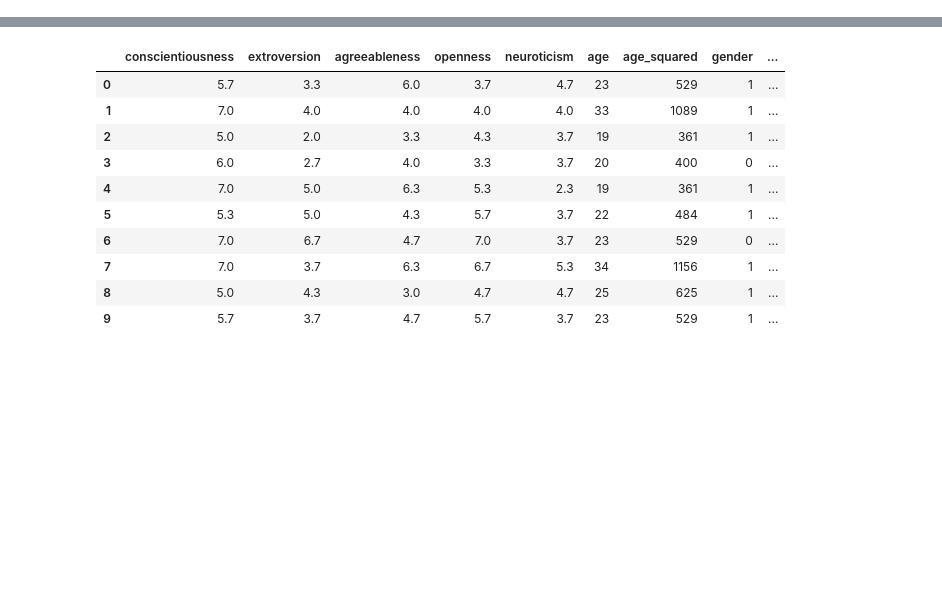
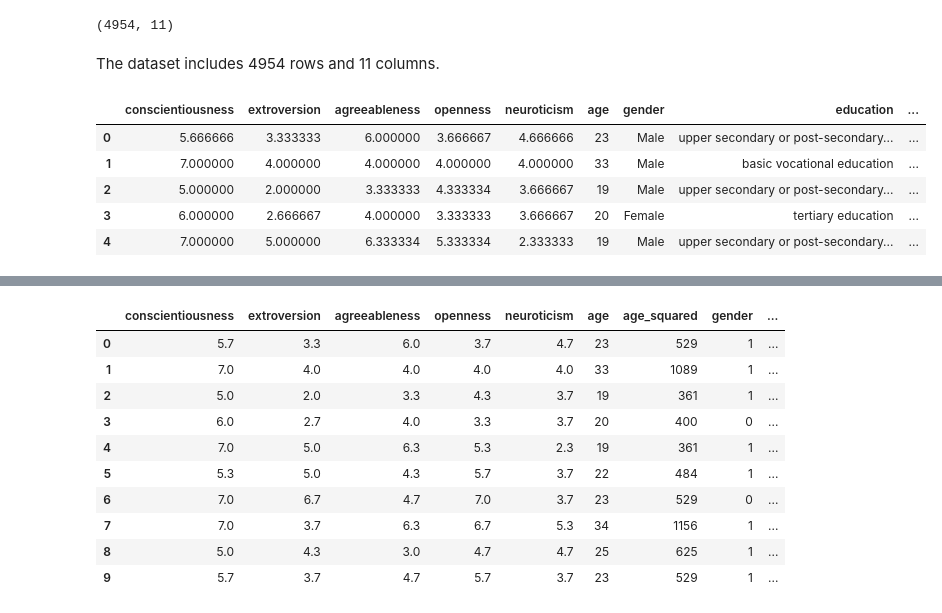
Before and after one commit to nataliagraczyk/bigfive-project, a Jupyter notebook: main.ipynb, the cells around one changed output, grey strips where cells are left out. Saved outputs shown, nothing was run; the diff lists cells and outputs as text; code cells hidden in the pictures; blank space fills up the shorter version.

Commit message:
Add fetch data function Change header Add descriptions Perform encodings

```diff
--- a/main.ipynb
+++ b/main.ipynb
@@ -92,0 +35,23 @@ for cat_var in ["gender", "education", "trained", "employed_postpiaac"]:
+# %%
+MY_PATH = os.path.join('C:', os.sep)
+
+def fetch_data(path = MY_PATH):
+    csv_path = os.path.join(path, "piaac_postpiaac_data.csv")
+    return pd.read_csv(csv_path)
+# %%
+data = fetch_data()
+# %%
+data.shape
+# %% [output]
+(4954, 11)
+# %% [markdown]
+The dataset includes 4954 rows and 11 columns.
+# %%
+data.head(5)
+# %% [output]
+|  | conscientiousness | extroversion | agreeableness | openness | neuroticism | age | gender | education | ... |
+| 0 | 5.666666 | 3.333333 | 6.000000 | 3.666667 | 4.666666 | 23 | Male | upper secondary or post-secondary... | ... |
+| 1 | 7.000000 | 4.000000 | 4.000000 | 4.000000 | 4.000000 | 33 | Male | basic vocational education | ... |
+| 2 | 5.000000 | 2.000000 | 3.333333 | 4.333334 | 3.666667 | 19 | Male | upper secondary or post-secondary... | ... |
+| 3 | 6.000000 | 2.666667 | 4.000000 | 3.333333 | 3.666667 | 20 | Female | tertiary education | ... |
+| 4 | 7.000000 | 5.000000 | 6.333334 | 5.333334 | 2.333333 | 19 | Male | upper secondary or post-secondary... | ... |
```
Also changed, not shown: parts of 42 cells of this notebook.
